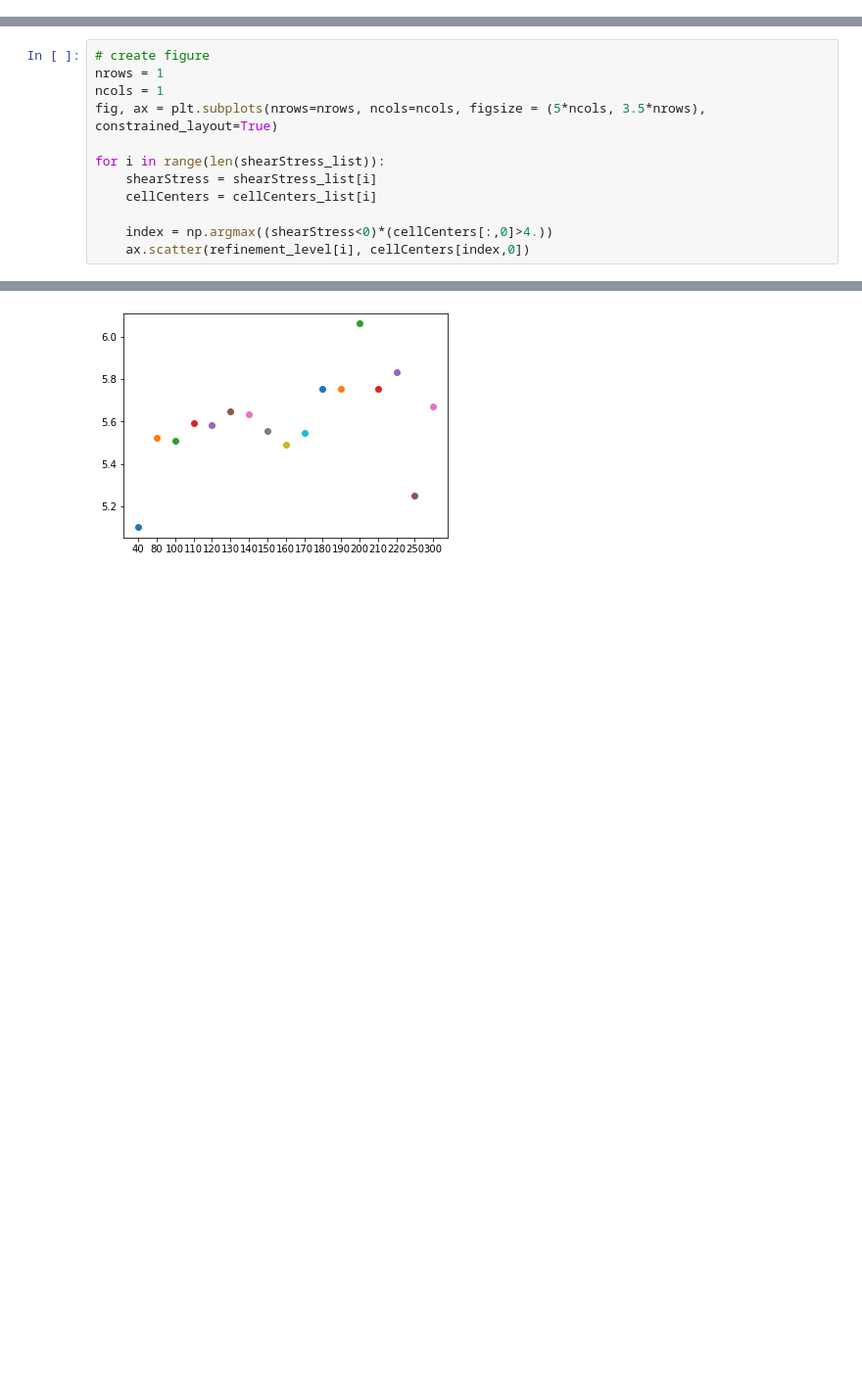
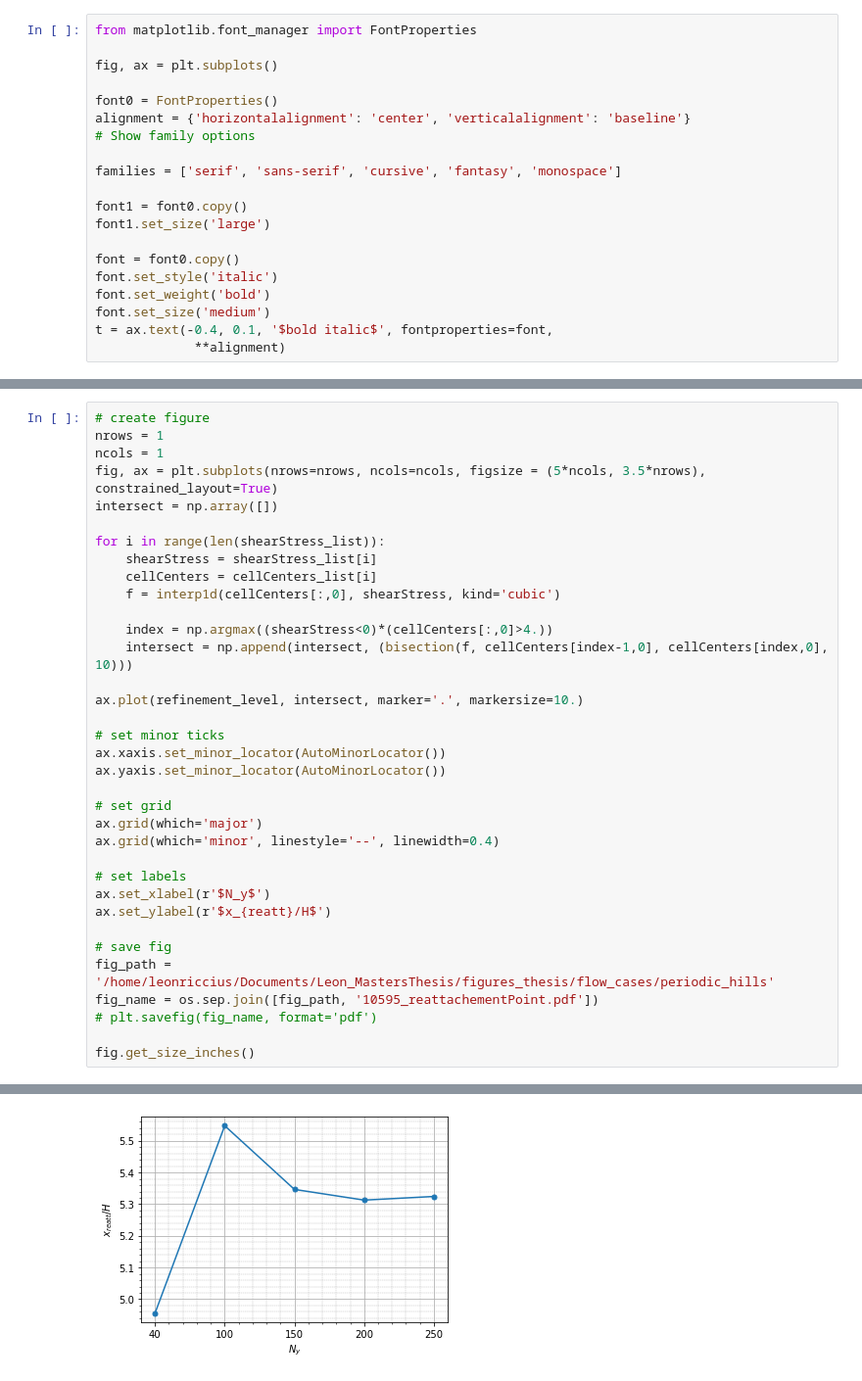
Before and after one commit to leonrccs/data_driven_rans, a Jupyter notebook: notebooks/plotting/mesh_convergence.ipynb, the cells around one changed output, grey strips where cells are left out. Shown at 98% size. Saved outputs shown, nothing was run; the diff lists cells and outputs as text; blank space fills up the shorter version.

```diff
--- a/notebooks/plotting/mesh_convergence.ipynb
+++ b/notebooks/plotting/mesh_convergence.ipynb
@@ -50,0 +331,20 @@ len(folders)
+# %%
+from matplotlib.font_manager import FontProperties
+
+fig, ax = plt.subplots()
+
+font0 = FontProperties()
+alignment = {'horizontalalignment': 'center', 'verticalalignment': 'baseline'}
+# Show family options
+
+families = ['serif', 'sans-serif', 'cursive', 'fantasy', 'monospace']
+
+font1 = font0.copy()
+font1.set_size('large')
+
+font = font0.copy()
+font.set_style('italic')
+font.set_weight('bold')
+font.set_size('medium')
+t = ax.text(-0.4, 0.1, '$bold italic$', fontproperties=font,
+             **alignment)
@@ -138,11 +477,34 @@ Text(0, 0.5, '$\\tau_w$')
 nrows = 1
 ncols = 1
 fig, ax = plt.subplots(nrows=nrows, ncols=ncols, figsize = (5*ncols, 3.5*nrows), constrained_layout=True)
+intersect = np.array([])
 
 for i in range(len(shearStress_list)):
     shearStress = shearStress_list[i]
     cellCenters = cellCenters_list[i]
+    f = interp1d(cellCenters[:,0], shearStress, kind='cubic')
 
     index = np.argmax((shearStress<0)*(cellCenters[:,0]>4.))
-    ax.scatter(refinement_level[i], cellCenters[index,0])
+    intersect = np.append(intersect, (bisection(f, cellCenters[index-1,0], cellCenters[index,0], 10)))
+
+ax.plot(refinement_level, intersect, marker='.', markersize=10.)
+
+# set minor ticks
+ax.xaxis.set_minor_locator(AutoMinorLocator())
+ax.yaxis.set_minor_locator(AutoMinorLocator())
+
+# set grid
+ax.grid(which='major')
+ax.grid(which='minor', linestyle='--', linewidth=0.4)
+
+# set labels
+ax.set_xlabel(r'$N_y$')
+ax.set_ylabel(r'$x_{reatt}/H$')
+
+# save fig
+fig_path = '/home/leonriccius/Documents/Leon_MastersThesis/figures_thesis/flow_cases/periodic_hills'
+fig_name = os.sep.join([fig_path, '10595_reattachementPoint.pdf'])
+# plt.savefig(fig_name, format='pdf')
+
+fig.get_size_inches()
 # %% [output]
@@ -149,4 +512,4 @@ for i in range(len(shearStress_list)):
-[figure, old version]
+[figure, new version]
 # %%
 # create figure
 nrows = 1
```
Also changed, not shown: parts of 21 cells of this notebook, 5 other files.
